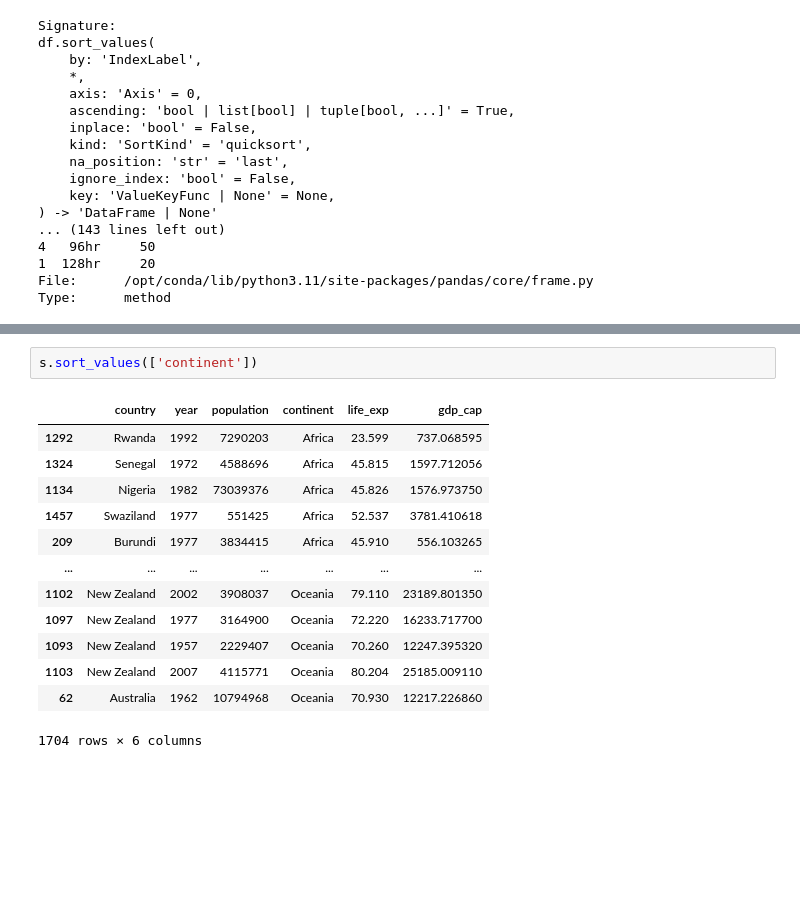
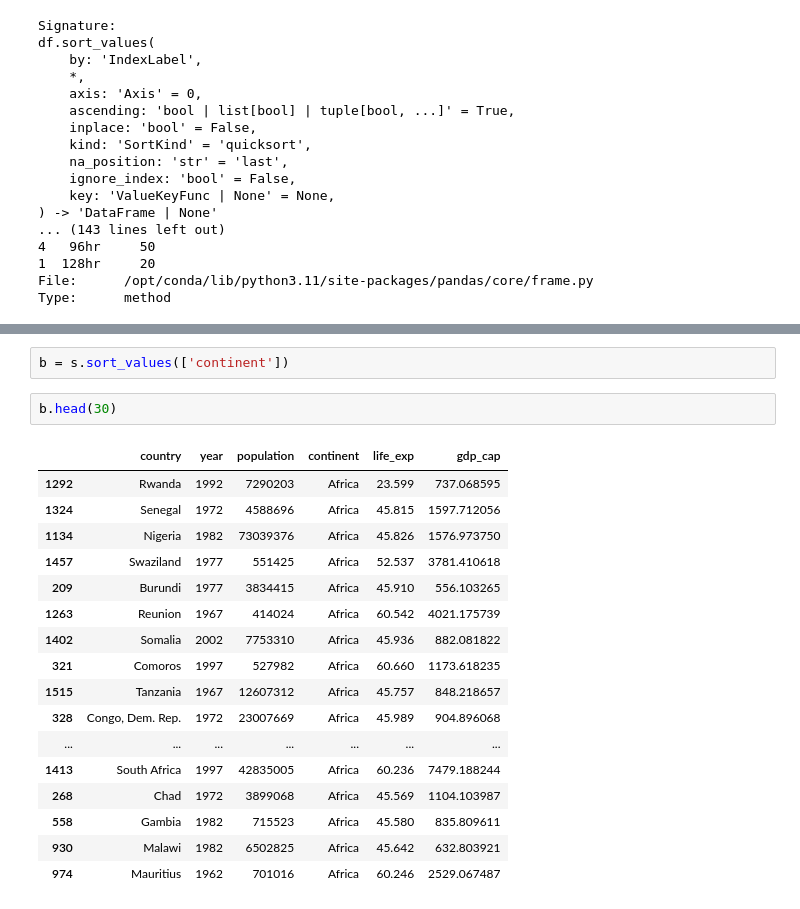
Before and after one commit to akshansh1718/Technical-Learnings, a Jupyter notebook: numpy_learning.ipynb, the cells around one changed output, grey strips where cells are left out. Saved outputs shown, nothing was run; the diff lists cells and outputs as text; blank space fills up the shorter version.

```diff
--- a/numpy_learning.ipynb
+++ b/numpy_learning.ipynb
@@ -809,16 +809,22 @@ s.head(30)
 # %%
-s.sort_values(['continent'])
+b = s.sort_values(['continent'])
-# %% [output]
-|  | country | year | population | continent | life_exp | gdp_cap |
-| 1292 | Rwanda | 1992 | 7290203 | Africa | 23.599 | 737.068595 |
-| 1324 | Senegal | 1972 | 4588696 | Africa | 45.815 | 1597.712056 |
-| 1134 | Nigeria | 1982 | 73039376 | Africa | 45.826 | 1576.973750 |
-| 1457 | Swaziland | 1977 | 551425 | Africa | 52.537 | 3781.410618 |
-| 209 | Burundi | 1977 | 3834415 | Africa | 45.910 | 556.103265 |
-| ... | ... | ... | ... | ... | ... | ... |
-| 1102 | New Zealand | 2002 | 3908037 | Oceania | 79.110 | 23189.801350 |
-| 1097 | New Zealand | 1977 | 3164900 | Oceania | 72.220 | 16233.717700 |
-| 1093 | New Zealand | 1957 | 2229407 | Oceania | 70.260 | 12247.395320 |
-| 1103 | New Zealand | 2007 | 4115771 | Oceania | 80.204 | 25185.009110 |
-| 62 | Australia | 1962 | 10794968 | Oceania | 70.930 | 12217.226860 |
-1704 rows × 6 columns
+# %%
+b.head(30)
+# %% [output]
+|  | country | year | population | continent | life_exp | gdp_cap |
+| 1292 | Rwanda | 1992 | 7290203 | Africa | 23.599 | 737.068595 |
+| 1324 | Senegal | 1972 | 4588696 | Africa | 45.815 | 1597.712056 |
+| 1134 | Nigeria | 1982 | 73039376 | Africa | 45.826 | 1576.973750 |
+| 1457 | Swaziland | 1977 | 551425 | Africa | 52.537 | 3781.410618 |
+| 209 | Burundi | 1977 | 3834415 | Africa | 45.910 | 556.103265 |
+| 1263 | Reunion | 1967 | 414024 | Africa | 60.542 | 4021.175739 |
+| 1402 | Somalia | 2002 | 7753310 | Africa | 45.936 | 882.081822 |
+| 321 | Comoros | 1997 | 527982 | Africa | 60.660 | 1173.618235 |
+| 1515 | Tanzania | 1967 | 12607312 | Africa | 45.757 | 848.218657 |
+| 328 | Congo, Dem. Rep. | 1972 | 23007669 | Africa | 45.989 | 904.896068 |
+| ... | ... | ... | ... | ... | ... | ... |
+| 1413 | South Africa | 1997 | 42835005 | Africa | 60.236 | 7479.188244 |
+| 268 | Chad | 1972 | 3899068 | Africa | 45.569 | 1104.103987 |
+| 558 | Gambia | 1982 | 715523 | Africa | 45.580 | 835.809611 |
+| 930 | Malawi | 1982 | 6502825 | Africa | 45.642 | 632.803921 |
+| 974 | Mauritius | 1962 | 701016 | Africa | 60.246 | 2529.067487 |
```
Also changed, not shown: parts of 2 cells of this notebook.
